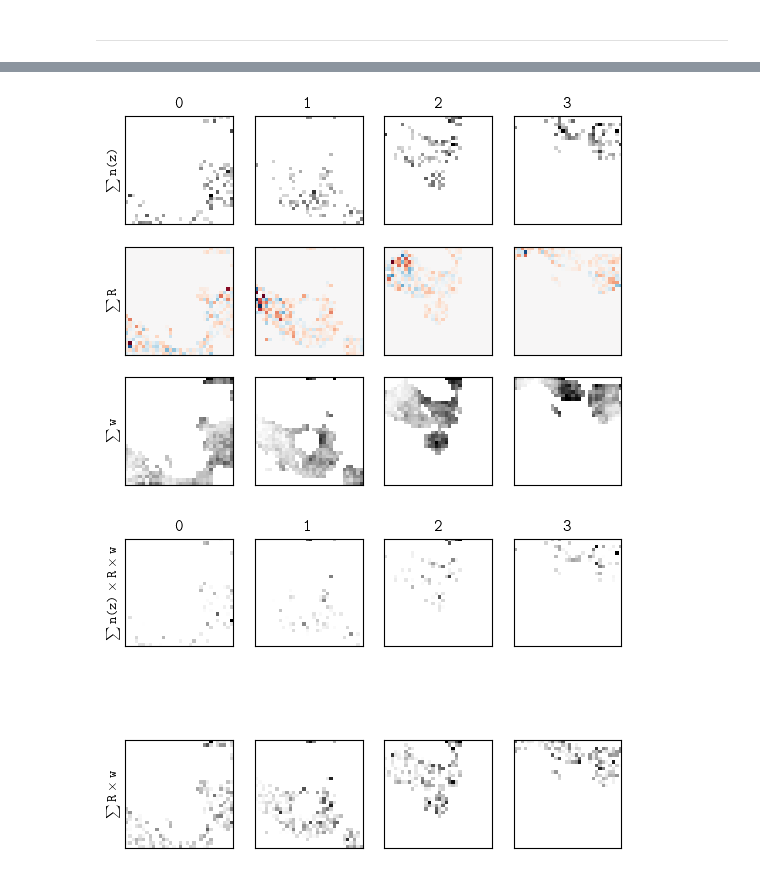
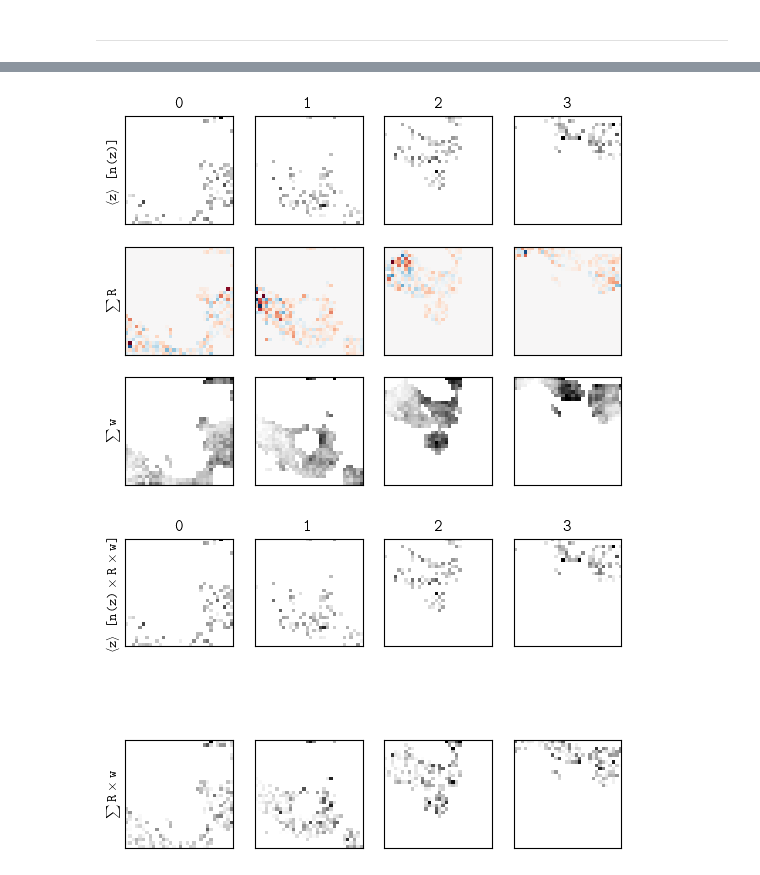
Before and after one commit to sidneymau/des-y6-image-sims-analysis, a Jupyter notebook: notebooks/2025_01_17_tomographic-matching/dev.ipynb, the cells around one changed output, grey strips where cells are left out. Saved outputs shown, nothing was run; the diff lists cells and outputs as text; code cells hidden in the pictures.

```diff
--- a/notebooks/2025_01_17_tomographic-matching/dev.ipynb
+++ b/notebooks/2025_01_17_tomographic-matching/dev.ipynb
@@ -226,6 +206,16 @@ match_indices = ~np.isnan(hf_match["mdet"]["uid"])
 # extend the last bin and "pileup"
 zedges = np.copy(lib.const.ZEDGES)
 zedges[-1] = 4.
+
+# TODO: compute n(z) by counting or summing weights?
+
+_count, _, _, _ = stats.binned_statistic_2d(
+    assignments["noshear"][match_indices],
+    hf_match["mdet"]["z"][match_indices],
+    None,
+    statistic="count",
+    bins=[lib.const.CELL_IDS, zedges],
+)
 
 _sum_weight, _, _, _ = stats.binned_statistic_2d(
     assignments["noshear"][match_indices],
@@ -235,7 +225,11 @@ _sum_weight, _, _, _ = stats.binned_statistic_2d(
     bins=[lib.const.CELL_IDS, zedges],
 )
 
-nz = _sum_weight / np.diff(lib.const.ZEDGES)
+nz = _count / np.diff(lib.const.ZEDGES)
+nz /= nz.sum()
+
+nz_w = _sum_weight / np.diff(lib.const.ZEDGES)
+nz_w /= nz_w.sum()
 # %%
 fig, axs = plt.subplots(1, 1)
 
@@ -300,7 +344,10 @@ for tomographic_bin in lib.const.TOMOGRAPHIC_BINS:
     axs[0, tomographic_bin].set_title(tomographic_bin)
 
     axs[0, tomographic_bin].imshow(
-        np.sum(_nz, axis=1).reshape(lib.const.SOM_SHAPE),
+    (
+        np.sum(lib.const.ZVALS * _nz, axis=1)
+        / np.sum(_nz, axis=1)
+    ).reshape(lib.const.SOM_SHAPE),
         norm=nz_norm,
     )
 
@@ -315,7 +362,7 @@ for tomographic_bin in lib.const.TOMOGRAPHIC_BINS:
         norm=w_norm,
     )
 
-axs[0, 0].set_ylabel("$\\sum n(z)$")
+axs[0, 0].set_ylabel("$\\langle z \\rangle$ [$n(z)$]")
 axs[1, 0].set_ylabel("$\\sum R$")
 axs[2, 0].set_ylabel("$\\sum w$")
 
@@ -325,7 +372,7 @@ for ax in axs.ravel():
 
 plt.show()
 # %% [output]
-[figure, old version]
+[figure, new version]
 # %%
 fig, axs = plt.subplots(2, len(lib.const.TOMOGRAPHIC_BINS), sharex=True, sharey=True)
 
@@ -335,33 +382,36 @@ r_norm = mpl.colors.Normalize(vmin=0)
 for tomographic_bin in lib.const.TOMOGRAPHIC_BINS:
     _nz = np.zeros_like(nz)
     _r = np.zeros_like(nz)
     _w = np.zeros_like(nz)
 
     _nz[cell_assignments[tomographic_bin]] = nz[cell_assignments[tomographic_bin]]
     _r[cell_assignments[tomographic_bin]] = response_grid[cell_assignments[tomographic_bin], np.newaxis]
     _w[cell_assignments[tomographic_bin]] = weight_grid[cell_assignments[tomographic_bin], np.newaxis]
 
     axs[0, tomographic_bin].set_title(tomographic_bin)
 
     axs[0, tomographic_bin].imshow(
-        np.sum(_nz * _r * _w, axis=1).reshape(lib.const.SOM_SHAPE),
+    (
+        np.sum(lib.const.ZVALS * _nz * _r * _w, axis=1)
+        / np.sum(_nz * _r * _w, axis=1)
+    ).reshape(lib.const.SOM_SHAPE),
         norm=nz_norm,
     )
 
     axs[1, tomographic_bin].imshow(
         np.sum(_r * _w, axis=1).reshape(lib.const.SOM_SHAPE),
         norm=r_norm,
     )
 
 
-axs[0, 0].set_ylabel("$\\sum n(z) \\times R \\times w$")
+axs[0, 0].set_ylabel("$\\langle z \\rangle$ [$n(z) \\times R \\times w$]")
 axs[1, 0].set_ylabel("$\\sum R \\times w$")
 
 
 for ax in axs.ravel():
     ax.set_xticks([])
     ax.set_yticks([])
 
 plt.show()
 # %% [output]
-[figure, old version]
+[figure, new version]
```
Also changed, not shown: parts of 3 cells of this notebook.
